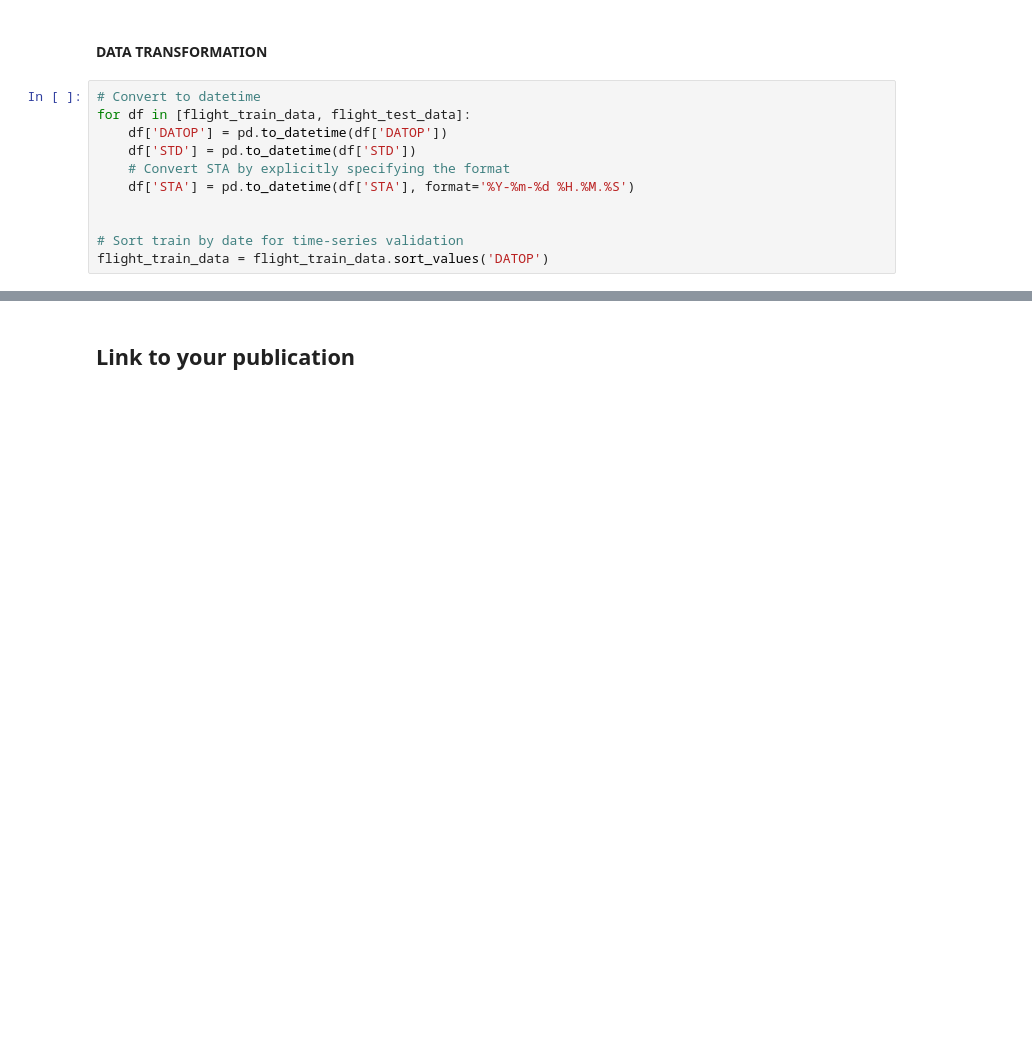
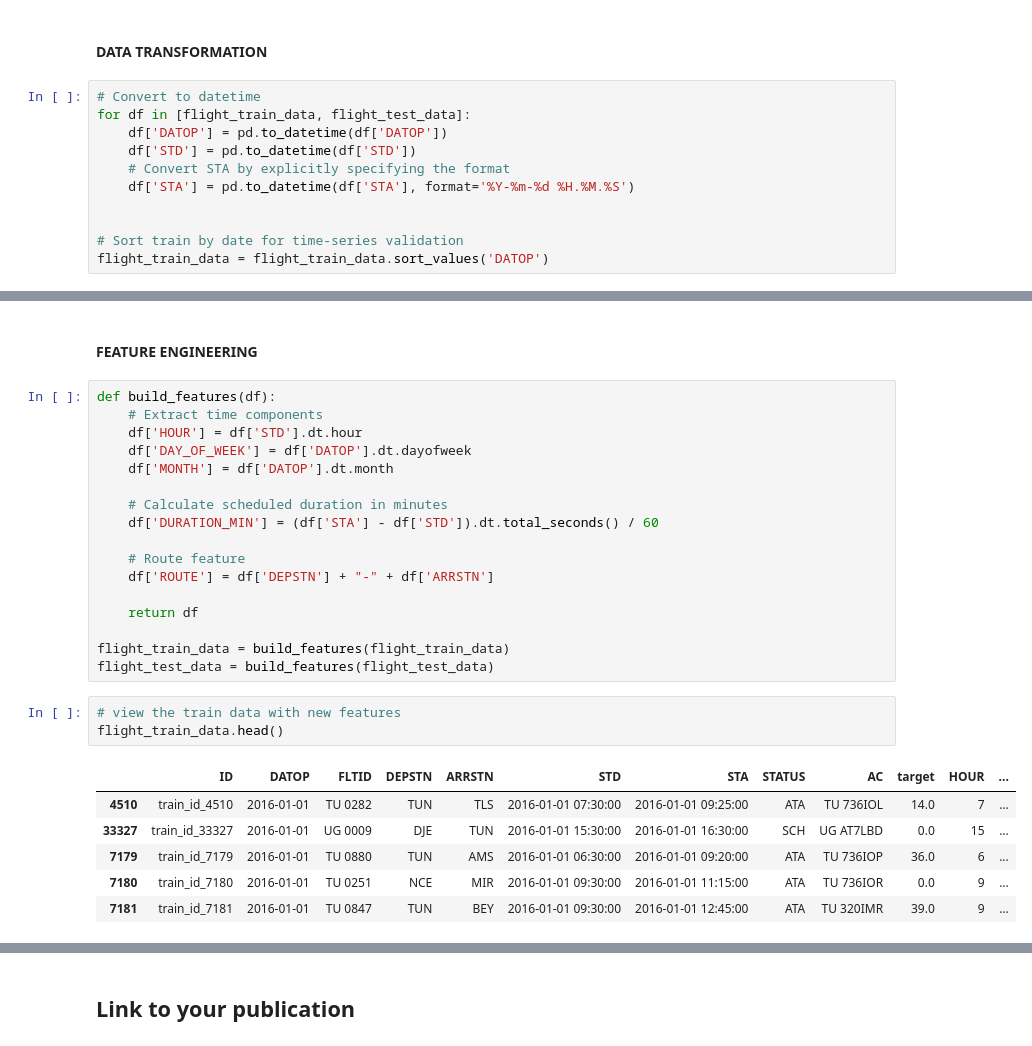
Before and after one commit to Ezerioha-ifeanyi/Week-14-Take-Home, a Jupyter notebook: Take Home.ipynb, the cells around one changed output, grey strips where cells are left out. Drawn from its saved outputs; the diff is of its cells as text; blank space fills up the shorter version.

Commit message:
Did feature engineering (extracted clinical features)

```diff
--- a/Take Home.ipynb
+++ b/Take Home.ipynb
@@ -3665,0 +3668,29 @@ memory usage: 9.0+ MB
+# %% [markdown]
+#### FEATURE ENGINEERING
+# %%
+def build_features(df):
+    # Extract time components
+    df['HOUR'] = df['STD'].dt.hour
+    df['DAY_OF_WEEK'] = df['DATOP'].dt.dayofweek
+    df['MONTH'] = df['DATOP'].dt.month
+
+    # Calculate scheduled duration in minutes
+    df['DURATION_MIN'] = (df['STA'] - df['STD']).dt.total_seconds() / 60
+
+    # Route feature
+    df['ROUTE'] = df['DEPSTN'] + "-" + df['ARRSTN']
+
+    return df
+
+flight_train_data = build_features(flight_train_data)
+flight_test_data = build_features(flight_test_data)
+# %%
+# view the train data with new features
+flight_train_data.head()
+# %% [output]
+|  | ID | DATOP | FLTID | DEPSTN | ARRSTN | STD | STA | STATUS | AC | target | HOUR | ... |
+| 4510 | train_id_4510 | 2016-01-01 | TU 0282 | TUN | TLS | 2016-01-01 07:30:00 | 2016-01-01 09:25:00 | ATA | TU 736IOL | 14.0 | 7 | ... |
+| 33327 | train_id_33327 | 2016-01-01 | UG 0009 | DJE | TUN | 2016-01-01 15:30:00 | 2016-01-01 16:30:00 | SCH | UG AT7LBD | 0.0 | 15 | ... |
+| 7179 | train_id_7179 | 2016-01-01 | TU 0880 | TUN | AMS | 2016-01-01 06:30:00 | 2016-01-01 09:20:00 | ATA | TU 736IOP | 36.0 | 6 | ... |
+| 7180 | train_id_7180 | 2016-01-01 | TU 0251 | NCE | MIR | 2016-01-01 09:30:00 | 2016-01-01 11:15:00 | ATA | TU 736IOR | 0.0 | 9 | ... |
+| 7181 | train_id_7181 | 2016-01-01 | TU 0847 | TUN | BEY | 2016-01-01 09:30:00 | 2016-01-01 12:45:00 | ATA | TU 320IMR | 39.0 | 9 | ... |
```
Also changed, not shown: parts of 3 cells of this notebook.
